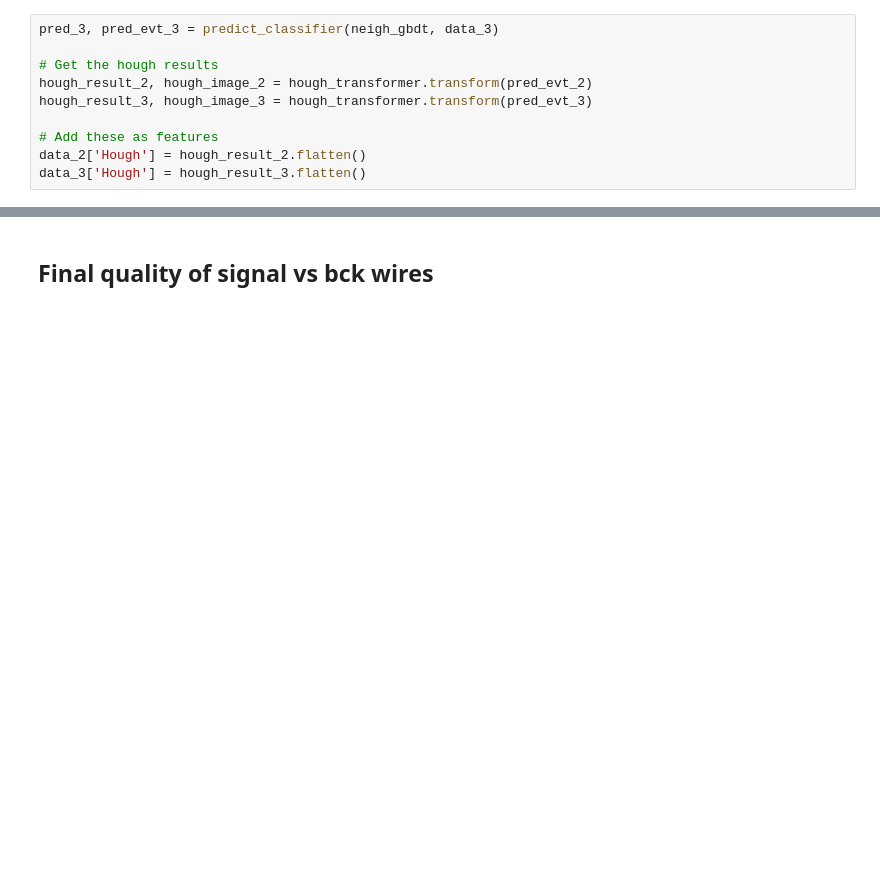
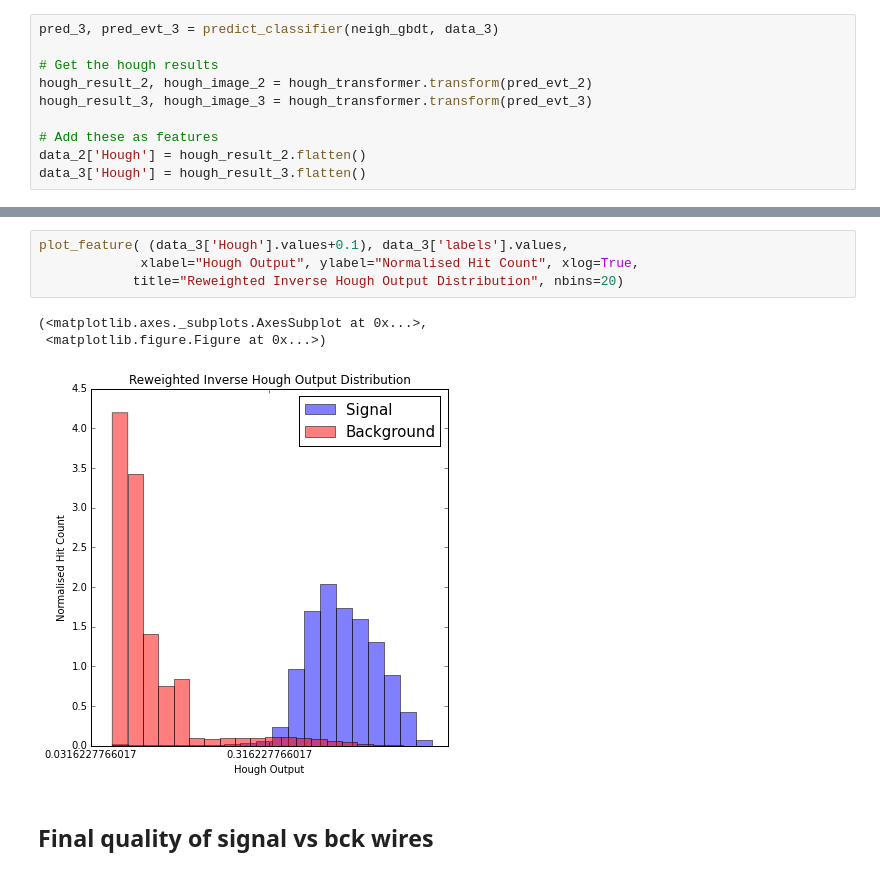
Before and after one commit to ewengillies/track-finding-yandex, a Jupyter notebook: notebooks/MainPipeline.ipynb, the cells around one changed output, grey strips where cells are left out. Cells and saved outputs as stored; diff of their text form; blank space fills up the shorter version.

```diff
--- a/notebooks/MainPipeline.ipynb
+++ b/notebooks/MainPipeline.ipynb
@@ -373,3 +390,11 @@ corr.plot()
+# %%
+plot_feature( (data_3['Hough'].values+0.1), data_3['labels'].values,
+             xlabel="Hough Output", ylabel="Normalised Hit Count", xlog=True,
+            title="Reweighted Inverse Hough Output Distribution", nbins=20)
+# %% [output]
+(<matplotlib.axes._subplots.AxesSubplot at 0x...>,
+ <matplotlib.figure.Figure at 0x...>)
+[figure, added]
 # %% [markdown]
 
 ## Final quality of signal vs bck wires
```
Also changed, not shown: parts of 19 cells of this notebook.
